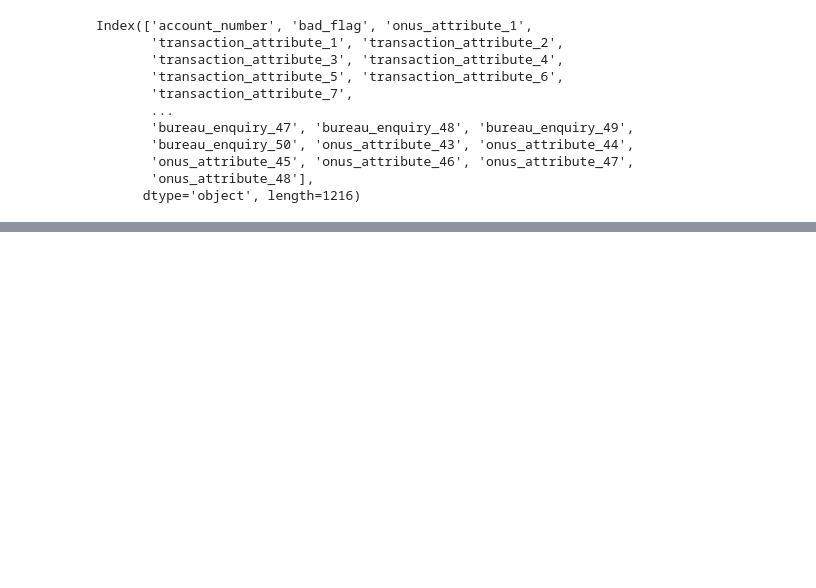
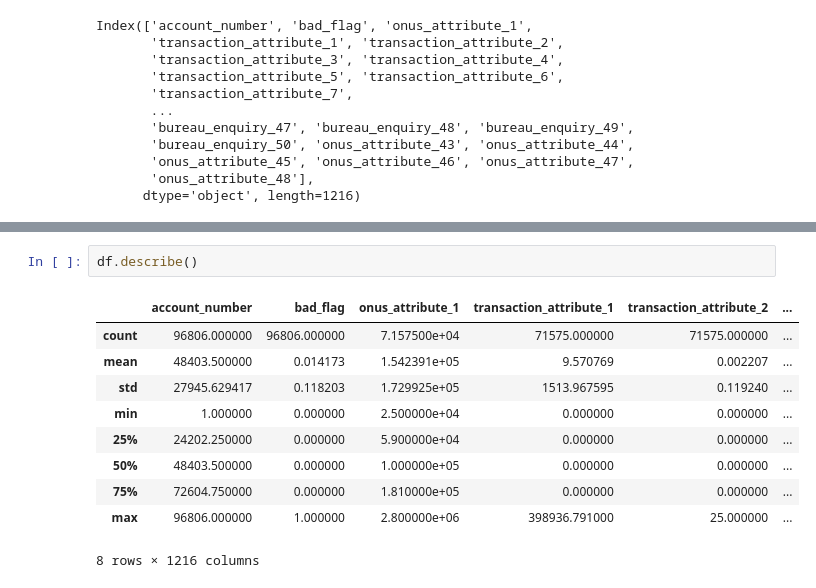
Before and after one commit to yashkk07/Convolve-3.0, a Jupyter notebook: hackathon.ipynb, the cells around one changed output, grey strips where cells are left out. Drawn from its saved outputs; the diff is of its cells as text; blank space fills up the shorter version.

```diff
--- a/hackathon.ipynb
+++ b/hackathon.ipynb
@@ -33,0 +44,13 @@ Index(['account_number', 'bad_flag', 'onus_attribute_1',
+# %%
+df.describe()
+# %% [output]
+|  | account_number | bad_flag | onus_attribute_1 | transaction_attribute_1 | transaction_attribute_2 | ... |
+| count | 96806.000000 | 96806.000000 | 7.157500e+04 | 71575.000000 | 71575.000000 | ... |
+| mean | 48403.500000 | 0.014173 | 1.542391e+05 | 9.570769 | 0.002207 | ... |
+| std | 27945.629417 | 0.118203 | 1.729925e+05 | 1513.967595 | 0.119240 | ... |
+| min | 1.000000 | 0.000000 | 2.500000e+04 | 0.000000 | 0.000000 | ... |
+| 25% | 24202.250000 | 0.000000 | 5.900000e+04 | 0.000000 | 0.000000 | ... |
+| 50% | 48403.500000 | 0.000000 | 1.000000e+05 | 0.000000 | 0.000000 | ... |
+| 75% | 72604.750000 | 0.000000 | 1.810000e+05 | 0.000000 | 0.000000 | ... |
+| max | 96806.000000 | 1.000000 | 2.800000e+06 | 398936.791000 | 25.000000 | ... |
+8 rows × 1216 columns
```
Also changed, not shown: parts of 11 cells of this notebook.
